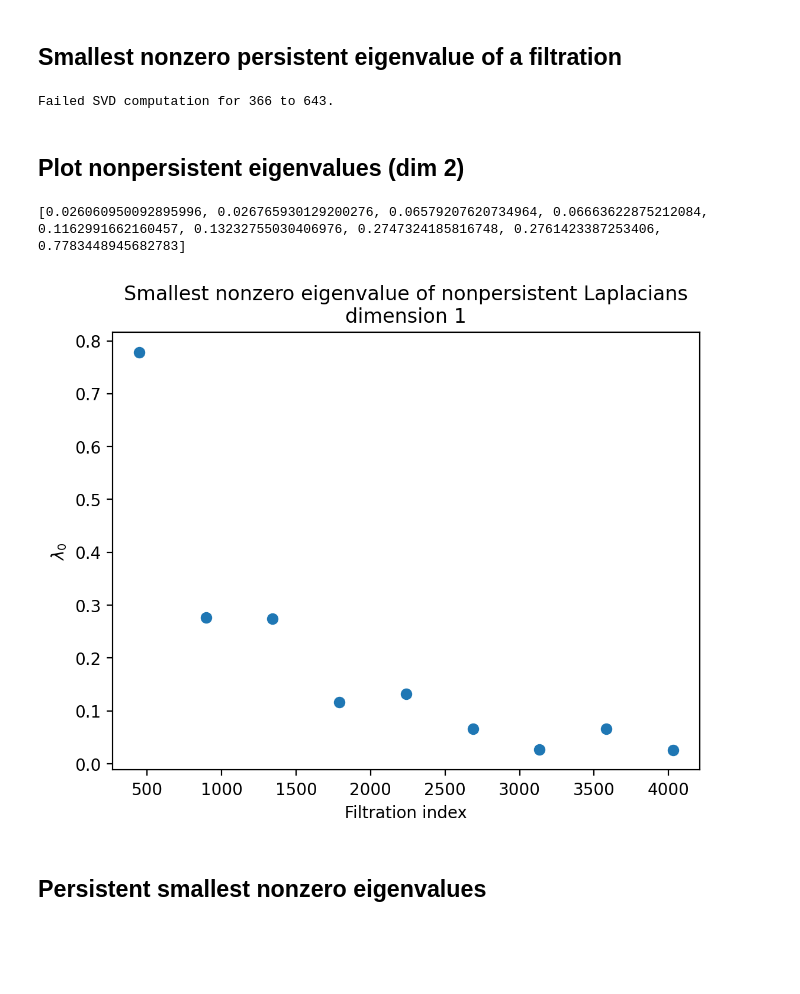
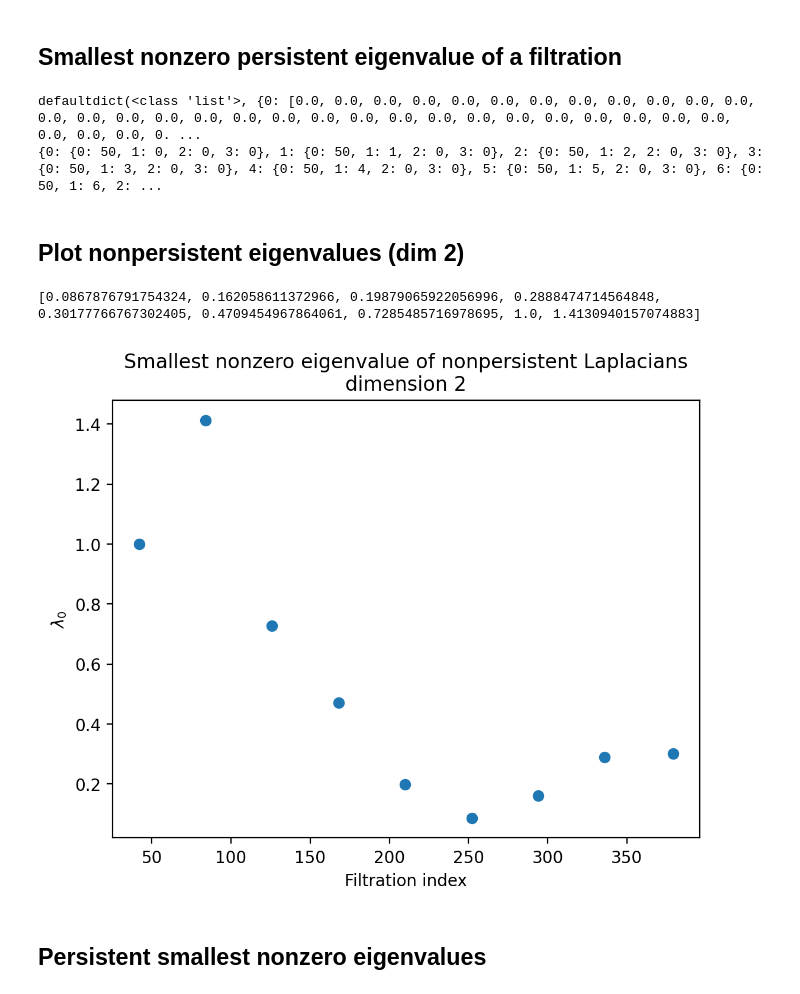
Before and after one commit to mmasque/persistent-laplacians, a Jupyter notebook: notebooks/smallest_eigenvalues.ipynb, the cells around one changed output. Drawn from its saved outputs; the diff is of its cells as text; code cells hidden in the pictures; blank space fills up the shorter version.

```diff
--- a/notebooks/smallest_eigenvalues.ipynb
+++ b/notebooks/smallest_eigenvalues.ipynb
@@ -3,28 +3,29 @@
 # %%
 import tadasets
 from persistent_laplacians.eigenvalues import compute_eigenvalues
-sphere = tadasets.dsphere(n=300, d=2, r=2, noise=0.3, seed=42)
+sphere = tadasets.dsphere(n=50, d=2, r=2, noise=0.1, seed=42)
 # %%
 result = compute_eigenvalues(sphere, num_indices=10, use_scipy=True, use_stepwise_schur=False, zero_tol=1e-6)
 # %% [output]
-Failed SVD computation for 366 to 643.
+defaultdict(<class 'list'>, {0: [0.0, 0.0, 0.0, 0.0, 0.0, 0.0, 0.0, 0.0, 0.0, 0.0, 0.0, 0.0, 0.0, 0.0, 0.0, 0.0, 0.0, 0.0, 0.0, 0.0, 0.0, 0.0, 0.0, 0.0, 0.0, 0.0, 0.0, 0.0, 0.0, 0.0, 0.0, 0.0, 0.0, 0. ...
+{0: {0: 50, 1: 0, 2: 0, 3: 0}, 1: {0: 50, 1: 1, 2: 0, 3: 0}, 2: {0: 50, 1: 2, 2: 0, 3: 0}, 3: {0: 50, 1: 3, 2: 0, 3: 0}, 4: {0: 50, 1: 4, 2: 0, 3: 0}, 5: {0: 50, 1: 5, 2: 0, 3: 0}, 6: {0: 50, 1: 6, 2: ...
 # %% [markdown]
 ## Plot nonpersistent eigenvalues (dim 2)
 # %%
 import matplotlib.pyplot as plt
 nonpersistent = {k[0]: v[0] for (k, v) in result[2].items() if k[0] == k[1] and len(v) >= 1}
 plt.figure(dpi=200)
 plt.scatter(nonpersistent.keys(), nonpersistent.values())
-plt.title(r"Smallest nonzero eigenvalue of nonpersistent Laplacians" + "\n" + "dimension 1")
+plt.title(r"Smallest nonzero eigenvalue of nonpersistent Laplacians" + "\n" + "dimension 2")
 plt.xlabel("Filtration index")
 plt.ylabel(r"$\lambda_0$")
 
 eigenvalues = sorted(nonpersistent.values())
 
 print(eigenvalues)
 # %% [output]
-[0.026060950092895996, 0.026765930129200276, 0.06579207620734964, 0.06663622875212084, 0.1162991662160457, 0.13232755030406976, 0.2747324185816748, 0.2761423387253406, 0.7783448945682783]
+[0.0867876791754324, 0.162058611372966, 0.19879065922056996, 0.2888474714564848, 0.30177766767302405, 0.4709454967864061, 0.7285485716978695, 1.0, 1.4130940157074883]
-[figure, old version]
+[figure, new version]
 # %% [markdown]
 ## Persistent smallest nonzero eigenvalues
 # %%
```
Also changed, not shown: parts of 1 cell of this notebook, 9 other files.
